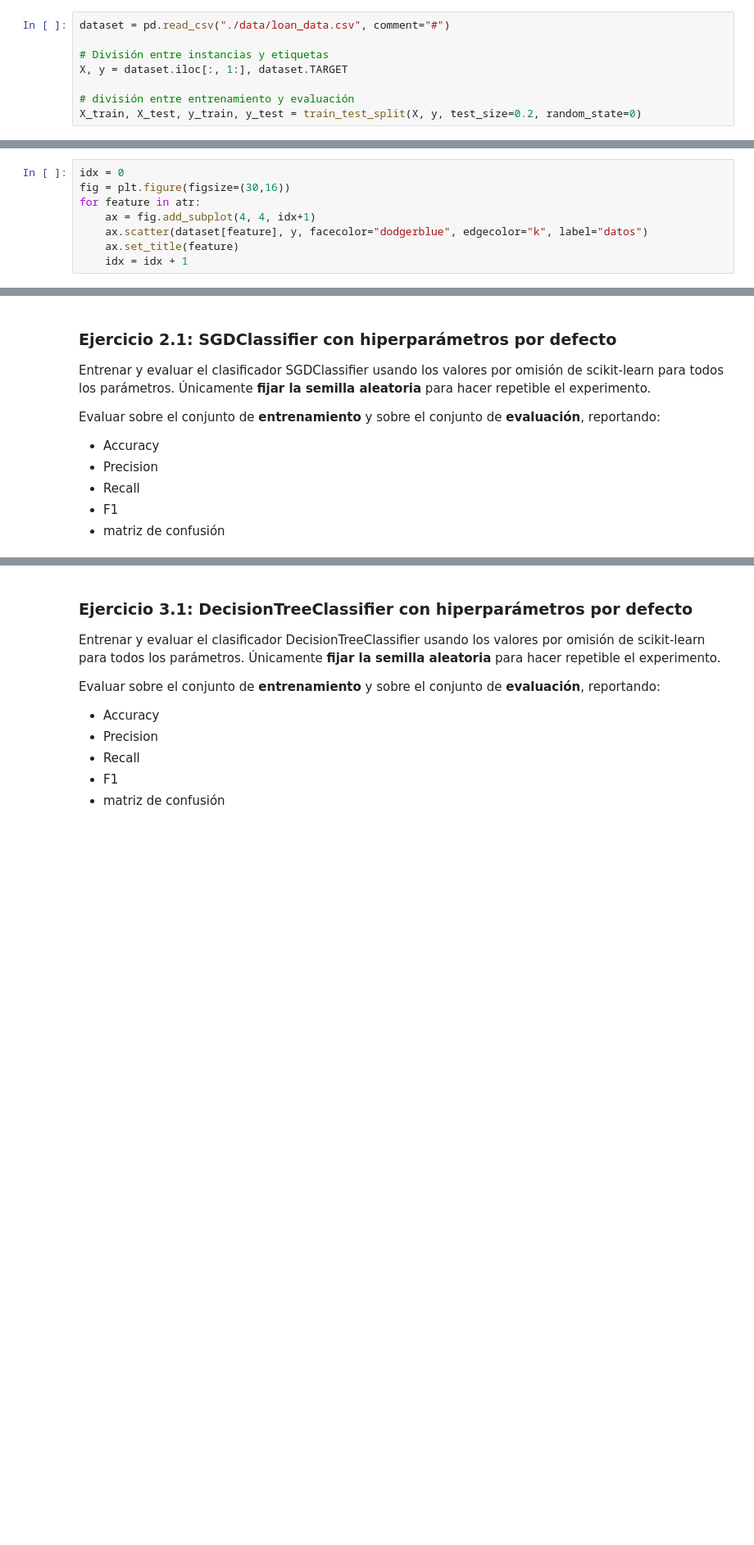
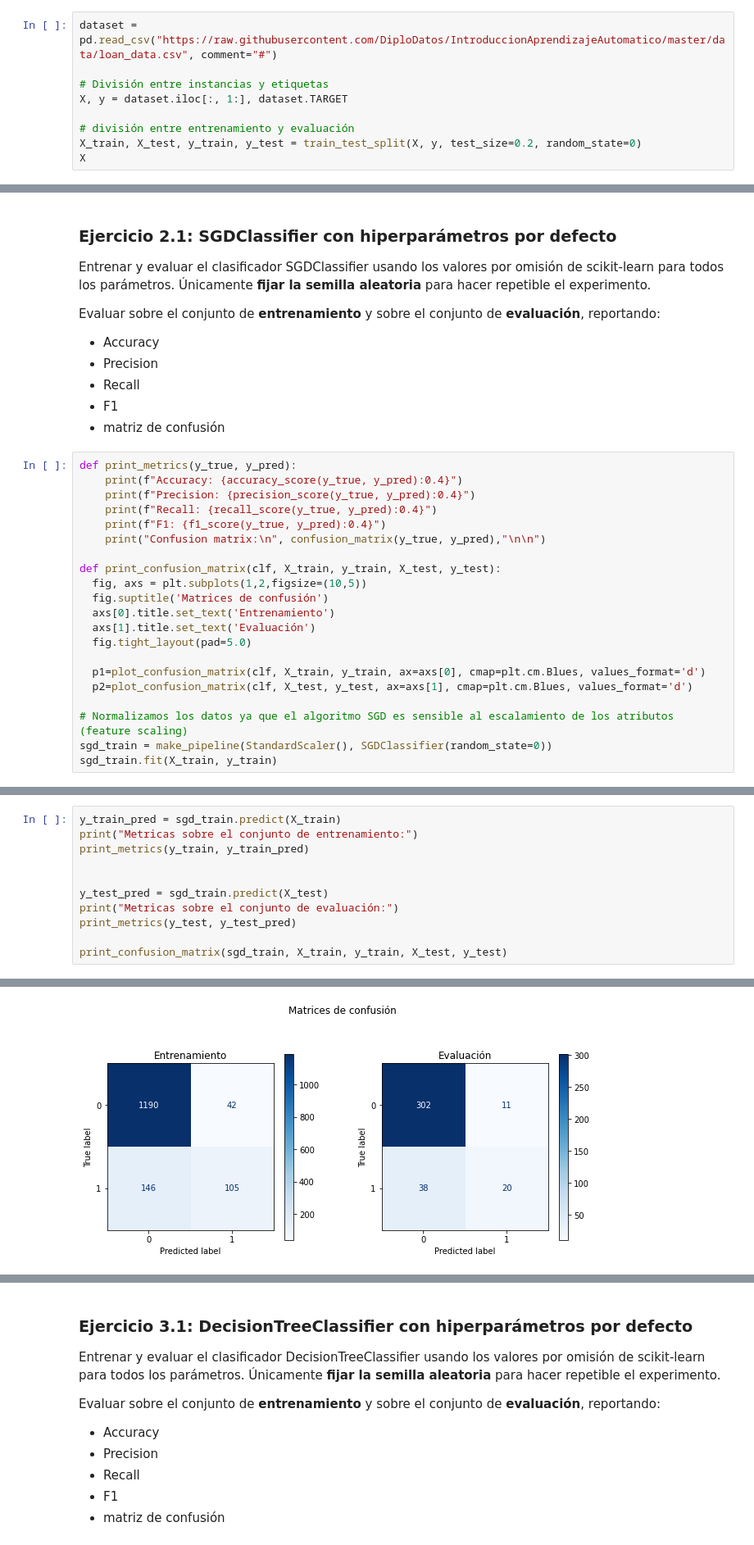
Before and after one commit to guillermohilal/IntroduccionAprendizajeAutomatico, a Jupyter notebook: Lab 2.ipynb, the cells around one changed output, grey strips where cells are left out. Shown at 82% size. Drawn from its saved outputs; the diff is of its cells as text; blank space fills up the shorter version.

```diff
--- a/Lab 2.ipynb
+++ b/Lab 2.ipynb
@@ -26,10 +27,11 @@ from sklearn.model_selection import train_test_split
 
 La celda siguiente se encarga de la carga de datos (haciendo uso de pandas). Estos serán los que se trabajarán en el resto del laboratorio.
 # %%
-dataset = pd.read_csv("./data/loan_data.csv", comment="#")
+dataset = pd.read_csv("https://raw.githubusercontent.com/DiploDatos/IntroduccionAprendizajeAutomatico/master/data/loan_data.csv", comment="#")
 
 # División entre instancias y etiquetas
 X, y = dataset.iloc[:, 1:], dataset.TARGET
 
 # división entre entrenamiento y evaluación
 X_train, X_test, y_train, y_test = train_test_split(X, y, test_size=0.2, random_state=0)
+X
@@ -87,11 +89,3 @@ Responder las siguientes preguntas:
 
 
 4. Consideramos más determinantes para la predicción al monto adeudado por hipoteca existente (MORTDUE), la relación deuda-ingreso (DEBTINC), el número de líneas de crédito morosas (DELINQ), el monto del préstamo solicitado (LOAN) y el mayor número de informes derogatorios (DEROG).
-# %%
-idx = 0
-fig = plt.figure(figsize=(30,16))
-for feature in atr:
-    ax = fig.add_subplot(4, 4, idx+1)
-    ax.scatter(dataset[feature], y, facecolor="dodgerblue", edgecolor="k", label="datos")
-    ax.set_title(feature)
-    idx = idx + 1
@@ -118,3 +110,24 @@ Evaluar sobre el conjunto de **entrenamiento** y sobre el conjunto de **evaluaci
 - Recall
 - F1
 - matriz de confusión
+# %%
+def print_metrics(y_true, y_pred):
+    print(f"Accuracy: {accuracy_score(y_true, y_pred):0.4}")
+    print(f"Precision: {precision_score(y_true, y_pred):0.4}")
+    print(f"Recall: {recall_score(y_true, y_pred):0.4}")
+    print(f"F1: {f1_score(y_true, y_pred):0.4}")
+    print("Confusion matrix:\n", confusion_matrix(y_true, y_pred),"\n\n")
+
+def print_confusion_matrix(clf, X_train, y_train, X_test, y_test):
+  fig, axs = plt.subplots(1,2,figsize=(10,5))
+  fig.suptitle('Matrices de confusión')
+  axs[0].title.set_text('Entrenamiento')
+  axs[1].title.set_text('Evaluación')
+  fig.tight_layout(pad=5.0)
+
+  p1=plot_confusion_matrix(clf, X_train, y_train, ax=axs[0], cmap=plt.cm.Blues, values_format='d')
+  p2=plot_confusion_matrix(clf, X_test, y_test, ax=axs[1], cmap=plt.cm.Blues, values_format='d')
+
+# Normalizamos los datos ya que el algoritmo SGD es sensible al escalamiento de los atributos (feature scaling)
+sgd_train = make_pipeline(StandardScaler(), SGDClassifier(random_state=0))
+sgd_train.fit(X_train, y_train)
@@ -120,0 +152,12 @@ Evaluar sobre el conjunto de **entrenamiento** y sobre el conjunto de **evaluaci
+# %%
+y_train_pred = sgd_train.predict(X_train)
+print("Metricas sobre el conjunto de entrenamiento:")
+print_metrics(y_train, y_train_pred)
+
+
+y_test_pred = sgd_train.predict(X_test)
+print("Metricas sobre el conjunto de evaluación:")
+print_metrics(y_test, y_test_pred)
+
+print_confusion_matrix(sgd_train, X_train, y_train, X_test, y_test)
+# %% [output]
@@ -121 +182,2 @@ Evaluar sobre el conjunto de **entrenamiento** y sobre el conjunto de **evaluaci
+[figure, added]
 # %% [markdown]
```
Also changed, not shown: parts of 31 cells of this notebook.
